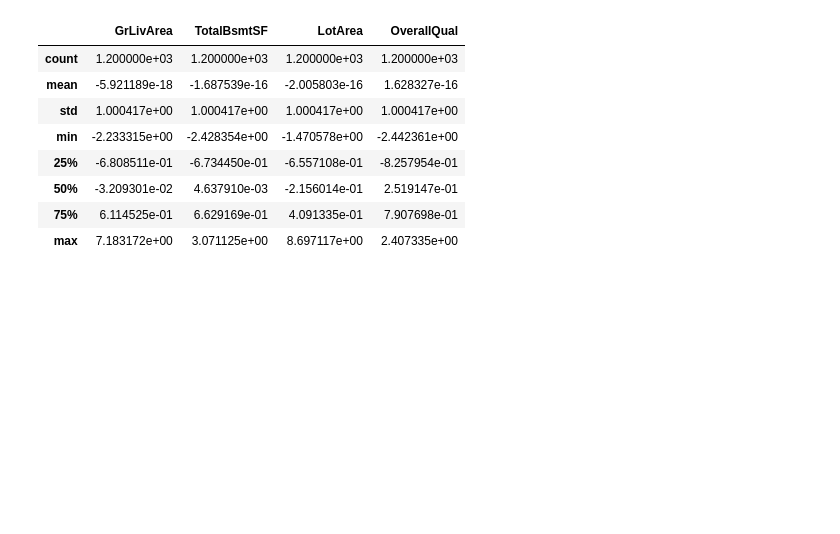
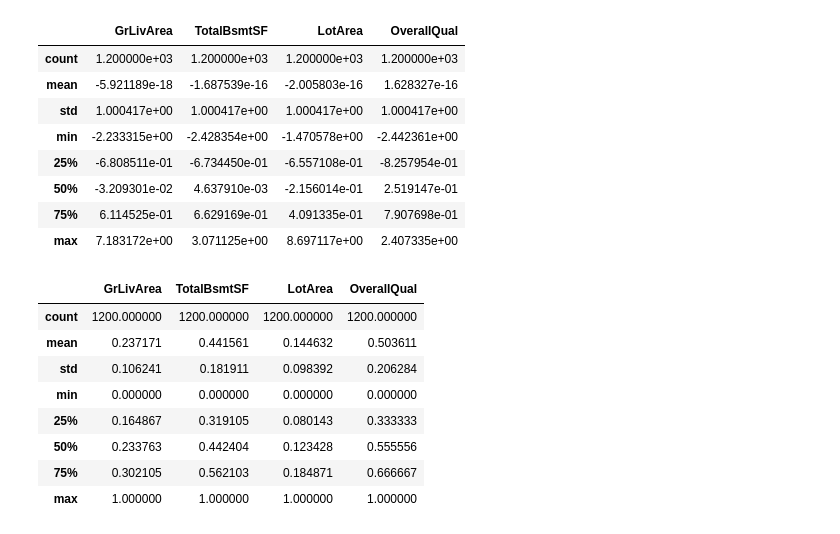
Before and after one commit to Rohitghosh14/Ames_House_price, a Jupyter notebook: notebooks/01_eda_basics.ipynb, the cells around one changed output. Cells and saved outputs as stored; diff of their text form; code cells hidden in the pictures; blank space fills up the shorter version.

```diff
--- a/notebooks/01_eda_basics.ipynb
+++ b/notebooks/01_eda_basics.ipynb
@@ -248,3 +247,23 @@ df_scaled[cols_to_scale].describe()
 | 50% | -3.209301e-02 | 4.637910e-03 | -2.156014e-01 | 2.519147e-01 |
 | 75% | 6.114525e-01 | 6.629169e-01 | 4.091335e-01 | 7.907698e-01 |
 | max | 7.183172e+00 | 3.071125e+00 | 8.697117e+00 | 2.407335e+00 |
+# %%
+from sklearn.preprocessing import MinMaxScaler
+
+scaler = MinMaxScaler()
+df_minmax_scaled = df.copy()
+
+cols_to_scale = ["GrLivArea", "TotalBsmtSF", "LotArea", "OverallQual"]
+df_scaled[cols_to_scale] = scaler.fit_transform(df_scaled[cols_to_scale])
+
+df_scaled[cols_to_scale].describe()
+# %% [output]
+|  | GrLivArea | TotalBsmtSF | LotArea | OverallQual |
+| count | 1200.000000 | 1200.000000 | 1200.000000 | 1200.000000 |
+| mean | 0.237171 | 0.441561 | 0.144632 | 0.503611 |
+| std | 0.106241 | 0.181911 | 0.098392 | 0.206284 |
+| min | 0.000000 | 0.000000 | 0.000000 | 0.000000 |
+| 25% | 0.164867 | 0.319105 | 0.080143 | 0.333333 |
+| 50% | 0.233763 | 0.442404 | 0.123428 | 0.555556 |
+| 75% | 0.302105 | 0.562103 | 0.184871 | 0.666667 |
+| max | 1.000000 | 1.000000 | 1.000000 | 1.000000 |
```
Also changed, not shown: parts of 10 cells of this notebook.
